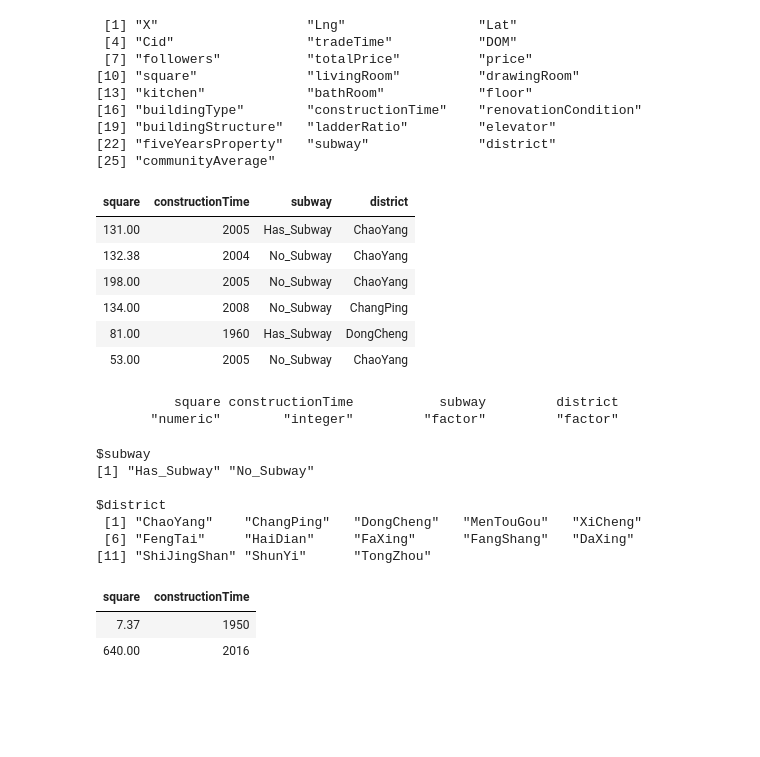
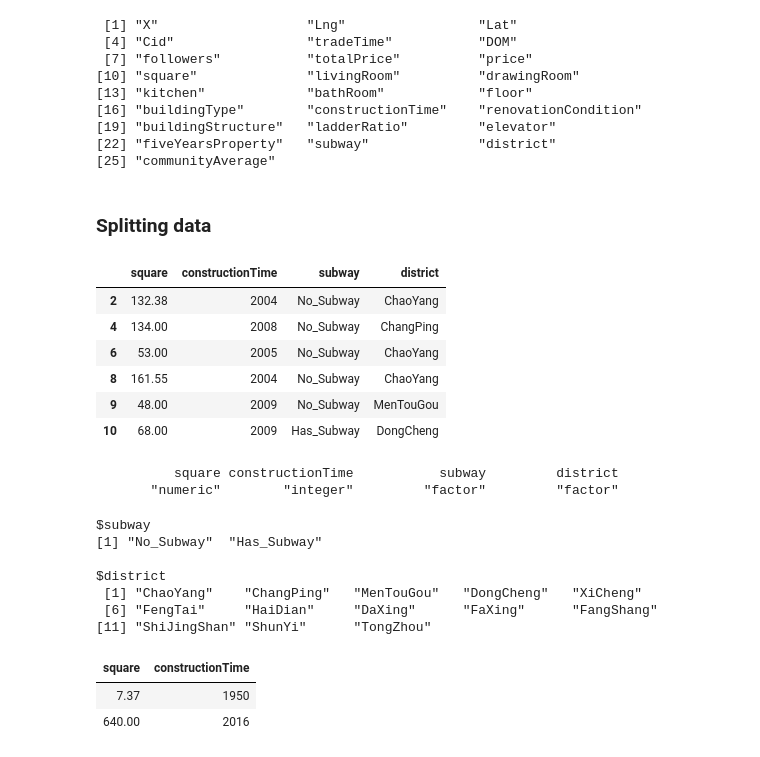
Before and after one commit to ICECSP-Project/house-price-app-shiny, a Jupyter notebook: analysis.ipynb, the cells around one changed output. Drawn from its saved outputs; the diff is of its cells as text; code cells hidden in the pictures; blank space fills up the shorter version.

```diff
--- a/analysis.ipynb
+++ b/analysis.ipynb
@@ -5,8 +5,8 @@ suppressWarnings({
     library(caret);library(ggplot2); library(lubridate); library(plotly); library(dplyr)
 })
 # %%
-data = read.csv("../datasets/Dataset 3 Beijing/cleaned_beijing.csv")
-head(data)
+data_raw = read.csv("../datasets/Dataset 3 Beijing/cleaned_beijing.csv")
+head(data_raw)
 # %% [output]
 | X | Lng | Lat | Cid | tradeTime | DOM | followers | totalPrice | price | square | ... | ... |
 | 1 | 116.4755 | 40.01952 | 1.111027e+12 | 2016-08-09 | 1464 | 106 | 415.0 | 31680 | 131.00 | ... | ... |
@@ -27,17 +27,24 @@ names(data)
 [19] "buildingStructure"   "ladderRatio"         "elevator"
 [22] "fiveYearsProperty"   "subway"              "district"
 [25] "communityAverage"
+# %% [markdown]
+### Splitting data
+# %%
+set.seed(193)
+inTrain = createDataPartition(data_raw$price, p = 0.7, list = F)
+train = data_raw[inTrain,]
+test = data_raw[-inTrain,]
 # %%
-data = select(data, square, constructionTime, subway, district)
+data = select(train, square, constructionTime, subway, district)
 head(data)
 # %% [output]
-| square | constructionTime | subway | district |
-| 131.00 | 2005 | Has_Subway | ChaoYang |
-| 132.38 | 2004 | No_Subway | ChaoYang |
-| 198.00 | 2005 | No_Subway | ChaoYang |
-| 134.00 | 2008 | No_Subway | ChangPing |
-| 81.00 | 1960 | Has_Subway | DongCheng |
-| 53.00 | 2005 | No_Subway | ChaoYang |
+|  | square | constructionTime | subway | district |
+| 2 | 132.38 | 2004 | No_Subway | ChaoYang |
+| 4 | 134.00 | 2008 | No_Subway | ChangPing |
+| 6 | 53.00 | 2005 | No_Subway | ChaoYang |
+| 8 | 161.55 | 2004 | No_Subway | ChaoYang |
+| 9 | 48.00 | 2009 | No_Subway | MenTouGou |
+| 10 | 68.00 | 2009 | Has_Subway | DongCheng |
 # %%
 sapply(data, class)
 # %% [output]
@@ -49,11 +56,11 @@ sapply(data[,c(3,4)], function(x){
 })
 # %% [output]
 $subway
-[1] "Has_Subway" "No_Subway"
+[1] "No_Subway"  "Has_Subway"
 
 $district
- [1] "ChaoYang"    "ChangPing"   "DongCheng"   "MenTouGou"   "XiCheng"
- [6] "FengTai"     "HaiDian"     "FaXing"      "FangShang"   "DaXing"
+ [1] "ChaoYang"    "ChangPing"   "MenTouGou"   "DongCheng"   "XiCheng"
+ [6] "FengTai"     "HaiDian"     "DaXing"      "FaXing"      "FangShang"
 [11] "ShiJingShan" "ShunYi"      "TongZhou"
 # %%
 sapply(data[,c(1,2)], function(x){
```
Also changed, not shown: parts of 5 cells of this notebook, 3 other files.
